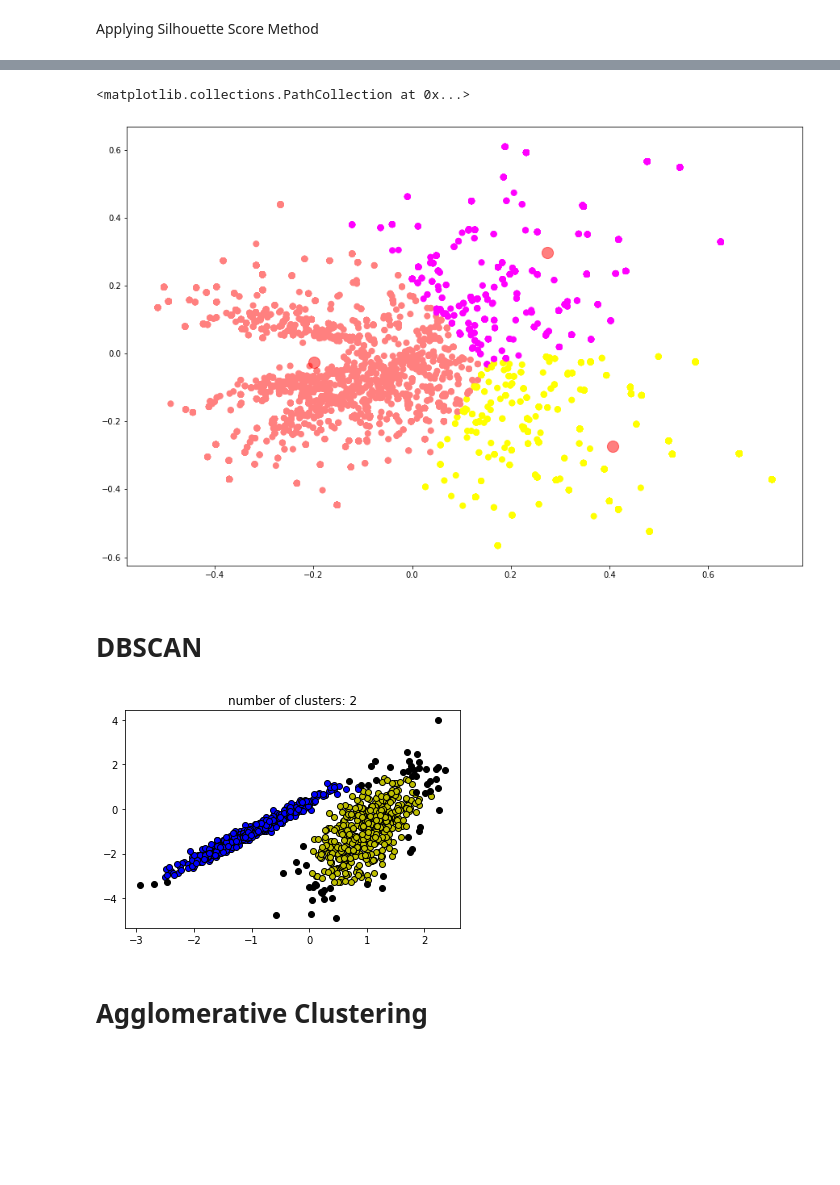
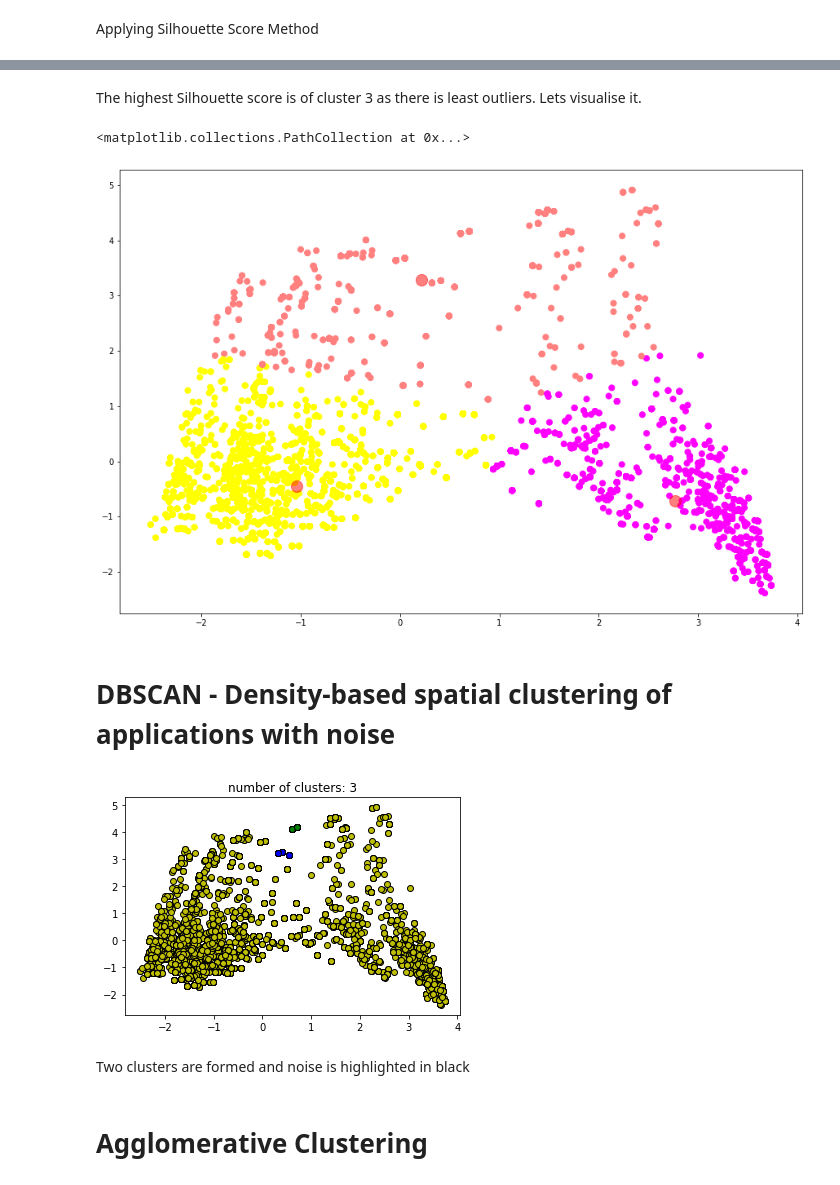
Before and after one commit to kiran2424/Netflix-Movies-and-TV-Shows-Clustering, a Jupyter notebook: NETFLIX_MOVIES_AND_TV_SHOWS_CLUSTERING.ipynb, the cells around one changed output, grey strips where cells are left out. Drawn from its saved outputs; the diff is of its cells as text; code cells hidden in the pictures; blank space fills up the shorter version.

```diff
--- a/NETFLIX_MOVIES_AND_TV_SHOWS_CLUSTERING.ipynb
+++ b/NETFLIX_MOVIES_AND_TV_SHOWS_CLUSTERING.ipynb
@@ -488,8 +505,8 @@ data_normalized = normalize(X_scaled)
 from sklearn.decomposition import PCA
 # %%
 pca = PCA(n_components=2)
-pca.fit(data_normalized)
-data_transformed = pca.transform(data_normalized)
+pca.fit(X_scaled)
+data_transformed = pca.transform(X_scaled)
 # %%
 data_transformed
 # %% [output]
@@ -535,7 +554,7 @@ plt.scatter(centers[:, 0], centers[:, 1], c='red', s=200, alpha=0.5)
 # %%
 sum_of_sq_dist = {}
-for k in range(1,25):
-    km = KMeans(n_clusters= k, init= 'k-means++', max_iter= 1000)
+for k in range(1,15):
+    km = KMeans(n_clusters= k)
     km = km.fit(data_transformed)
     sum_of_sq_dist[k] = km.inertia_
 
@@ -669,4 +689,6 @@ For n_clusters = 15 The average silhouette_score is : 0.43974312651882586
 ... (3 outputs left out)
+# %% [markdown]
+The highest Silhouette score is of cluster 3 as there is least outliers. Lets visualise it.
 # %%
 kmeans = KMeans(n_clusters=3)
 kmeans.fit(data_transformed)
@@ -679,45 +701,47 @@ centers = kmeans.cluster_centers_
 plt.scatter(centers[:, 0], centers[:, 1], c='red', s=200, alpha=0.5)
 # %% [output]
 <matplotlib.collections.PathCollection at 0x...>
-[figure, old version]
+[figure, new version]
-# %% [markdown]
-# **DBSCAN**
+# %% [markdown]
+# **DBSCAN - Density-based spatial clustering of applications with noise**
 # %%
 from sklearn.cluster import DBSCAN
 from sklearn import metrics
 
-db = DBSCAN(eps=0.3, min_samples=10).fit(data_transformed)
+db = DBSCAN(eps=0.5, min_samples=10).fit(data_transformed)
 core_samples_mask = np.zeros_like(db.labels_, dtype=bool)
 core_samples_mask[db.core_sample_indices_] = True
 labels = db.labels_
 
 # Number of clusters in labels, ignoring noise if present.
 n_clusters_ = len(set(labels)) - (1 if -1 in labels else 0)
 
 # Black removed and is used for noise instead.
 unique_labels = set(labels)
 colors = ['y', 'b', 'g', 'r']
 for k, col in zip(unique_labels, colors):
     if k == -1:
         # Black used for noise.
         col = 'k'
 
     class_member_mask = (labels == k)
 
     xy = data_transformed[class_member_mask & core_samples_mask]
     plt.plot(xy[:, 0], xy[:, 1], 'o', markerfacecolor=col,
              markeredgecolor='k',
              markersize=6)
 
     xy = data_transformed[class_member_mask & ~core_samples_mask]
     plt.plot(xy[:, 0], xy[:, 1], 'o', markerfacecolor=col,
              markeredgecolor='k',
              markersize=6)
 
 plt.title('number of clusters: %d' % n_clusters_)
 plt.show()
 # %% [output]
-[figure, old version]
+[figure, new version]
+# %% [markdown]
+Two clusters are formed and noise is highlighted in black
 # %% [markdown]
 # **Agglomerative Clustering**
 # %%
```
Also changed, not shown: parts of 25 cells of this notebook.
